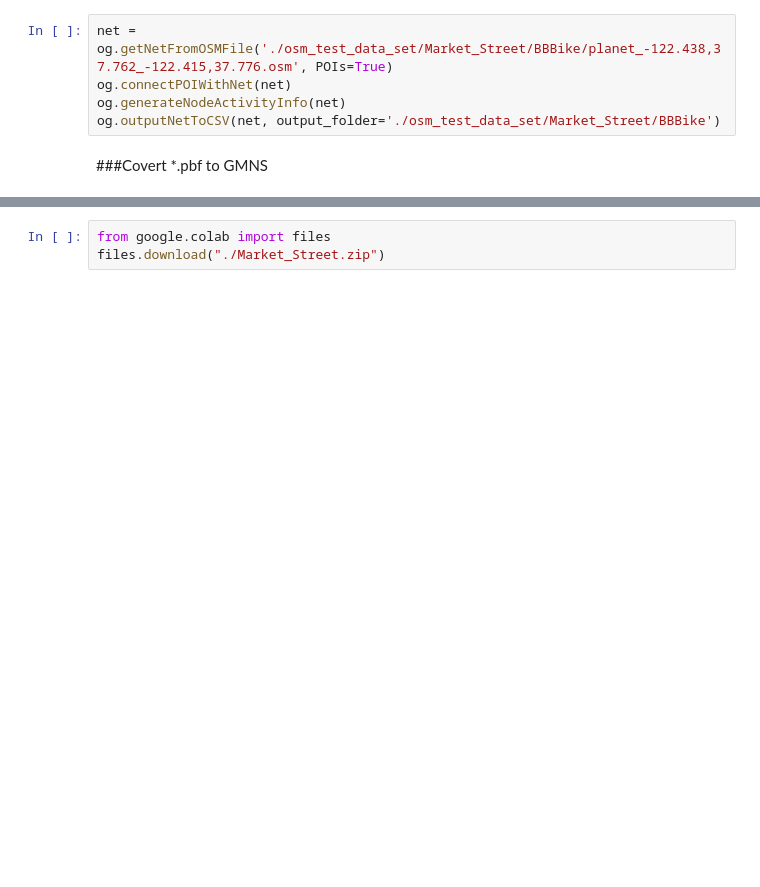
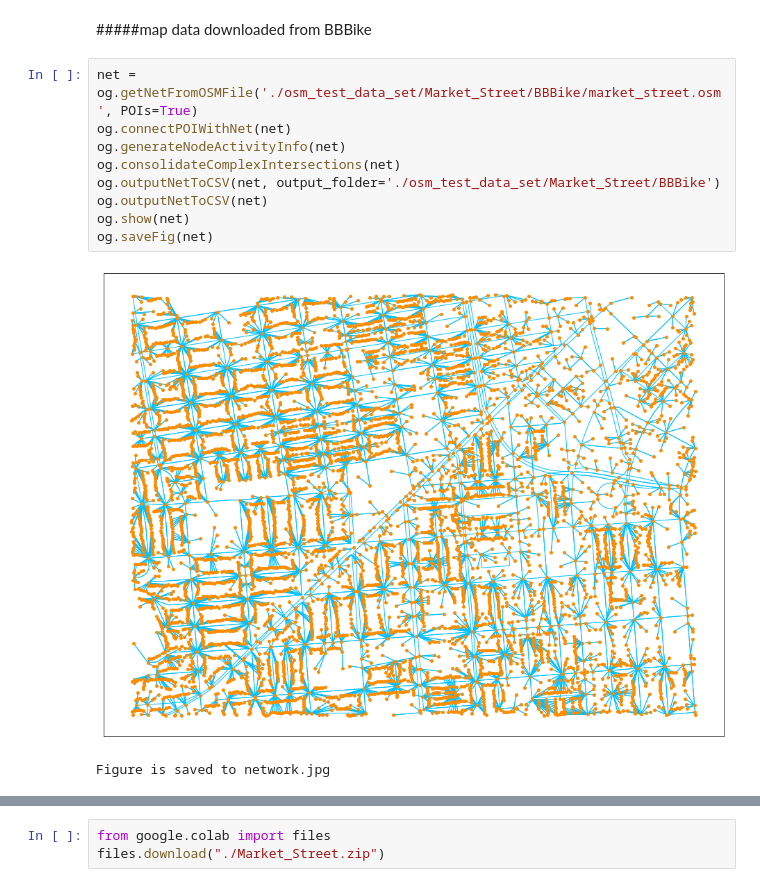
Before and after one commit to FangTang999/osm_test_data_set, a Jupyter notebook: osm2gmns_Alicia.ipynb, the cells around one changed output, grey strips where cells are left out. Drawn from its saved outputs; the diff is of its cells as text; blank space fills up the shorter version.

```diff
--- a/osm2gmns_Alicia.ipynb
+++ b/osm2gmns_Alicia.ipynb
@@ -65,7 +70,14 @@ og.outputNetToCSV(net, output_folder='./osm_test_data_set/Market_Street/OSM')
+# %% [markdown]
+#####map data downloaded from BBBike
 # %%
-net = og.getNetFromOSMFile('./osm_test_data_set/Market_Street/BBBike/planet_-122.438,37.762_-122.415,37.776.osm', POIs=True)
+net = og.getNetFromOSMFile('./osm_test_data_set/Market_Street/BBBike/market_street.osm', POIs=True)
 og.connectPOIWithNet(net)
 og.generateNodeActivityInfo(net)
+og.consolidateComplexIntersections(net)
 og.outputNetToCSV(net, output_folder='./osm_test_data_set/Market_Street/BBBike')
+og.outputNetToCSV(net)
+og.show(net)
+og.saveFig(net)
+# %% [output]
+[figure, added]
+Figure is saved to network.jpg
-# %% [markdown]
-###Covert *.pbf to GMNS
```
Also changed, not shown: parts of 19 cells of this notebook.
